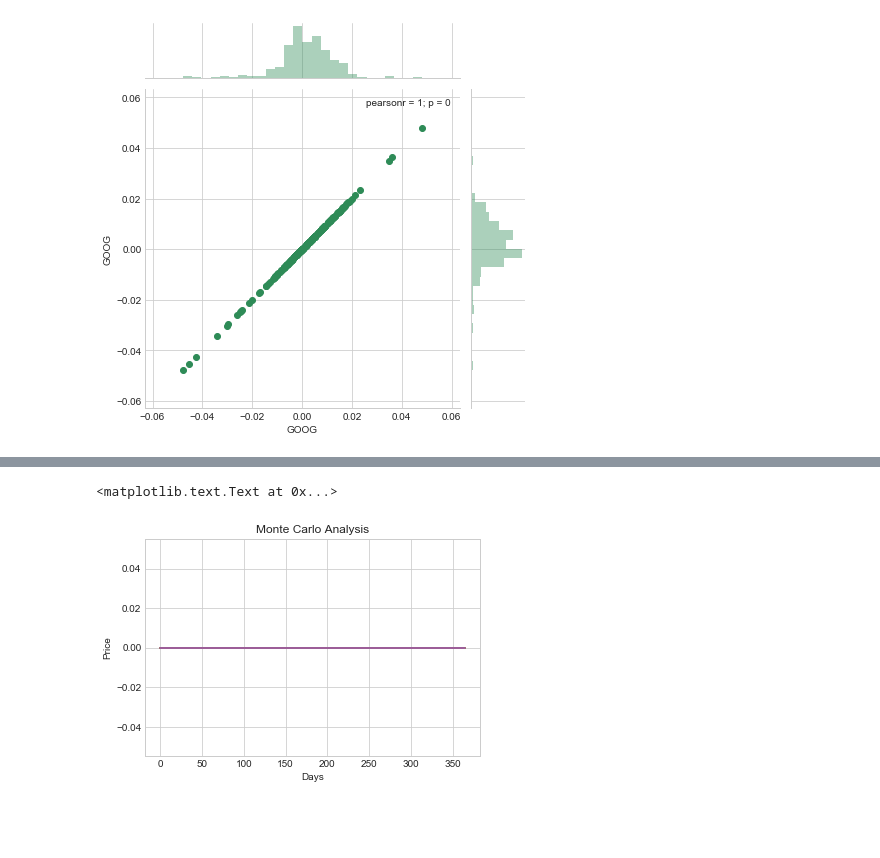
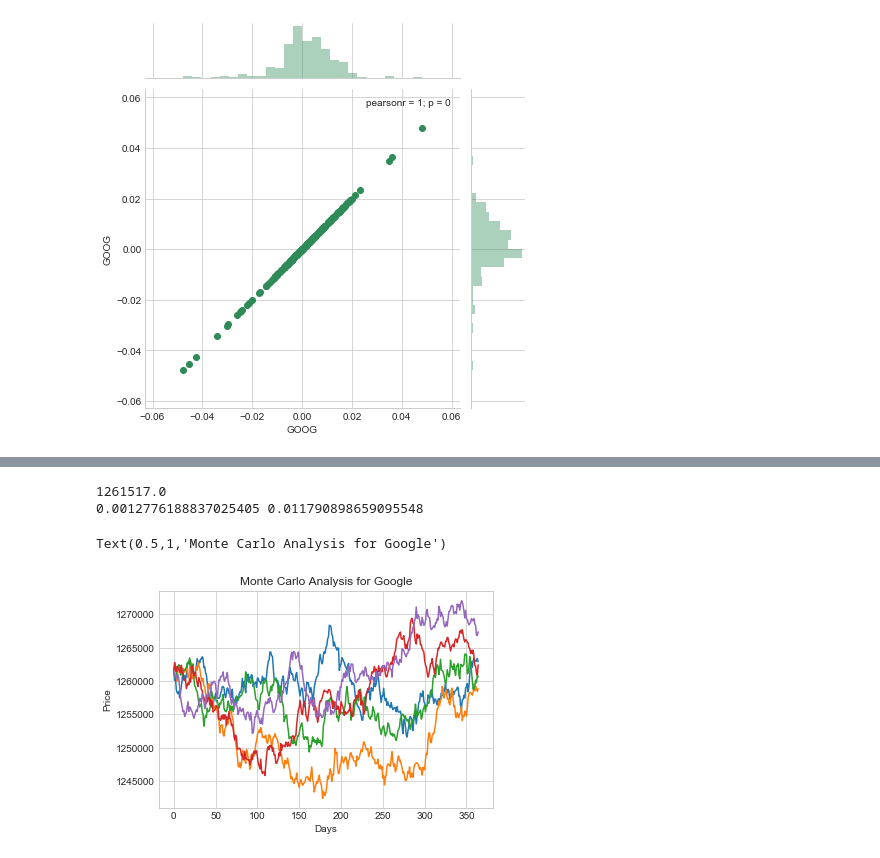
Before and after one commit to ymmy02/Udemy-Python-Data-Science, a Jupyter notebook: stock.ipynb, the cells around one changed output, grey strips where cells are left out. Cells and saved outputs as stored; diff of their text form; code cells hidden in the pictures; blank space fills up the shorter version.

Commit message:
Finish lecture of stock analysis

```diff
--- a/stock.ipynb
+++ b/stock.ipynb
@@ -226,15 +233,24 @@ mu = rets.mean()['GOOG']
 sigma = rets.std()['GOOG']
 # %%
-def stock_monte_carlo(start_price, days, mu, sigma):
+def stock_monte_carlo(start_price,days,mu,sigma):
+    ''' この関数は、シミュレーションの結果の価格リストを返します。'''
+
+    # 戻り値となる価格のリストを返します。
     price = np.zeros(days)
     price[0] = start_price
+    # Shock と Driftです。
     shock = np.zeros(days)
     drift = np.zeros(days)
 
-    for x in range(1, days):
-        shock[x] = np.random.normal(loc=mu*dt, scale=sigma*np.sqrt(dt))
-        drift[x] = mu*dt
-        price[x] = price[x-1] + (price[x-1]*(drift[x]+shock[x]))
+    # 指定された日数のところまで、計算します。
+    for x in range(1,days):
+        #  shockを計算します
+        shock[x] = np.random.normal(loc=mu * dt, scale=sigma * np.sqrt(dt))
+        # Driftを計算します。
+        drift[x] = mu * dt
+        # これらを使って価格を計算します。
+        price[x] = price[x-1] + (price[x-1] * (drift[x] + shock[x]))
+
     return price
 # %%
 GOOG.head()
@@ -249,12 +265,18 @@ GOOG.head()
+# %%
+print(GOOG.iloc[0,4])
+print(mu, sigma)
+# %% [output]
+1261517.0
+0.0012776188837025405 0.011790898659095548
 # %%
-start_price = GOOG.iloc[0, 5]
+# 最初の終値から始めます。
+start_price = GOOG.iloc[0,4]
 
 for run in range(5):
-    plt.plot(stock_monte_carlo(start_price, days, mu, sigma))
-
-plt.xlabel('Days')
-plt.ylabel('Price')
-plt.title('Monte Carlo Analysis')
+    plt.plot(stock_monte_carlo(start_price,days,mu,sigma))
+plt.xlabel("Days")
+plt.ylabel("Price")
+plt.title('Monte Carlo Analysis for Google')
 # %% [output]
-<matplotlib.text.Text at 0x...>
+Text(0.5,1,'Monte Carlo Analysis for Google')
-[figure, old version]
+[figure, new version]
```
Also changed, not shown: parts of 28 cells of this notebook.
